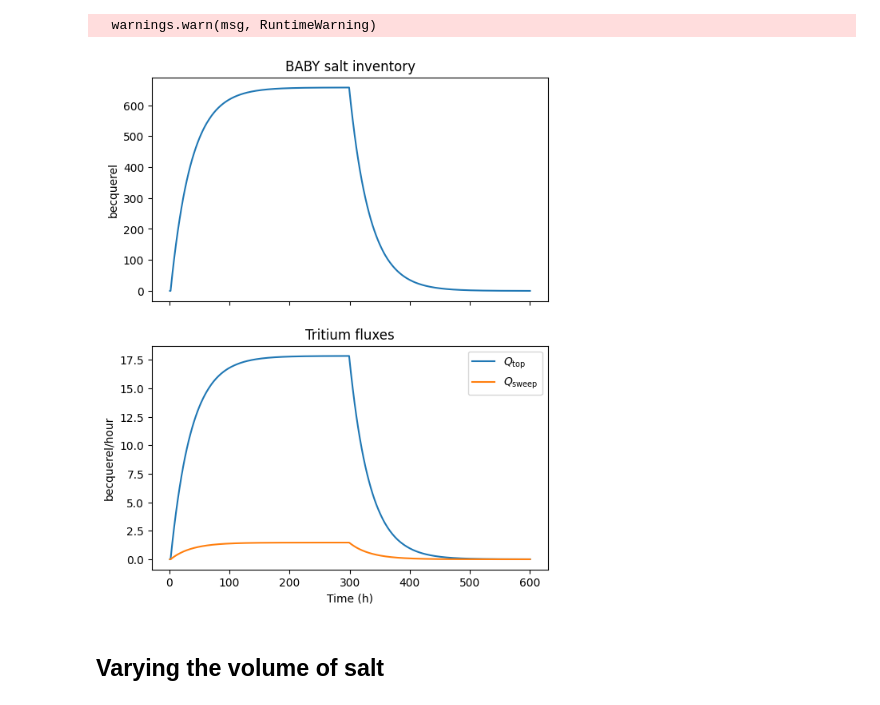
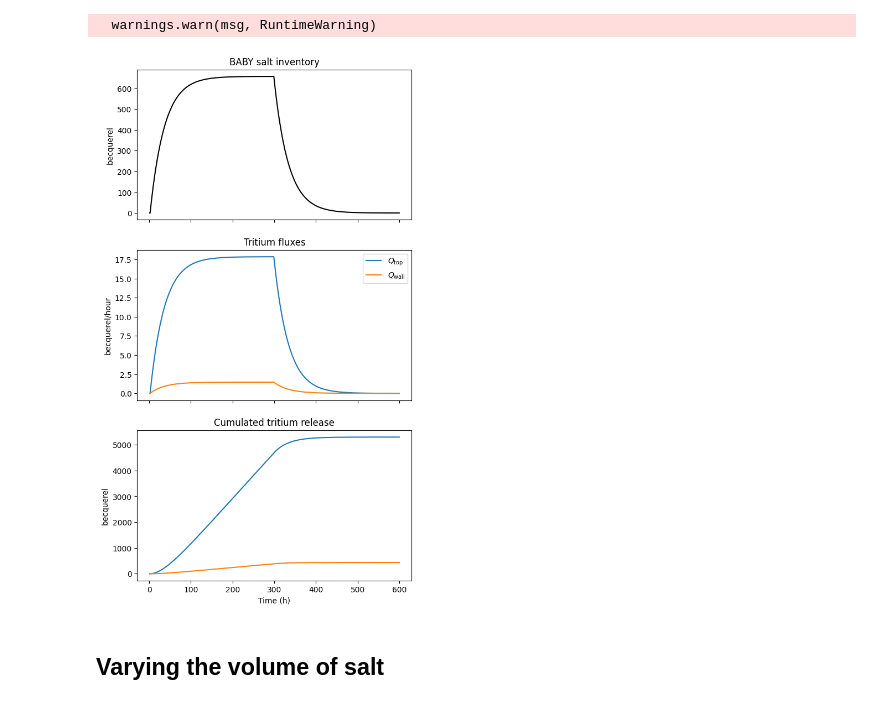
Before and after one commit to LIBRA-project/BABY-100-mL-runs, a Jupyter notebook: baby_dynamics.ipynb, the cells around one changed output. Saved outputs shown, nothing was run; the diff lists cells and outputs as text; code cells hidden in the pictures.

Commit message:
modified symbols and plots

```diff
--- a/baby_dynamics.ipynb
+++ b/baby_dynamics.ipynb
@@ -114,31 +114,50 @@ baby_model.run(baby_model.exposure_time * 2)
 # %% [output]
   warnings.warn(msg, RuntimeWarning)
 # %%
+from scipy.integrate import cumulative_trapezoid
+
 time = baby_model.times.to(ureg.h)
 
-fig, (ax_inv, ax_fluxes) = plt.subplots(2, 1, sharex=True, figsize=(6.4, 8))
+fig, (ax_inv, ax_fluxes, ax_cumul) = plt.subplots(3, 1, sharex=True, figsize=(6.4, 12))
 plt.sca(ax_inv)
 plt.title("BABY salt inventory")
 inventory = baby_model.concentrations * baby_model.volume * SPECIFIC_ACT * MOLAR_MASS
-plt.plot(time, inventory.to(ureg.Bq))
+plt.plot(time, inventory.to(ureg.Bq), color="black")
 
 plt.sca(ax_fluxes)
 plt.title("Tritium fluxes")
 release_top = baby_model.Q_top(baby_model.concentrations) * SPECIFIC_ACT * MOLAR_MASS
 release_top = release_top.to(ureg.Bq * ureg.h**-1)
 release_walls = (
     baby_model.Q_wall(baby_model.concentrations)
     * SPECIFIC_ACT
     * MOLAR_MASS
 )
 release_walls = release_walls.to(ureg.Bq * ureg.h**-1)
 plt.plot(time, release_top, label="$Q_\mathrm{top}$")
 plt.plot(time, release_walls, label="$Q_\mathrm{wall}$")
+plt.legend()
+
+plt.sca(ax_cumul)
+plt.title("Cumulated tritium release")
+integrated_top = (
+    cumulative_trapezoid(
+        release_top.to(ureg.Bq * ureg.h**-1), time.to(ureg.h), initial=0
+    )
+    * ureg.Bq
+)
+integrated_wall = (
+    cumulative_trapezoid(
+        release_walls.to(ureg.Bq * ureg.h**-1), time.to(ureg.h), initial=0
+    )
+    * ureg.Bq
+)
+plt.plot(time, integrated_top, label="top")
+plt.plot(time, integrated_wall, label="wall")
 plt.xlabel(f"Time ({time.units:~P})")
-plt.legend()
 plt.show()
 # %% [output]
-[figure, old version]
+[figure, new version]
 # %% [markdown]
 ## Varying the volume of salt
 # %%
```
Also changed, not shown: parts of 8 cells of this notebook.
